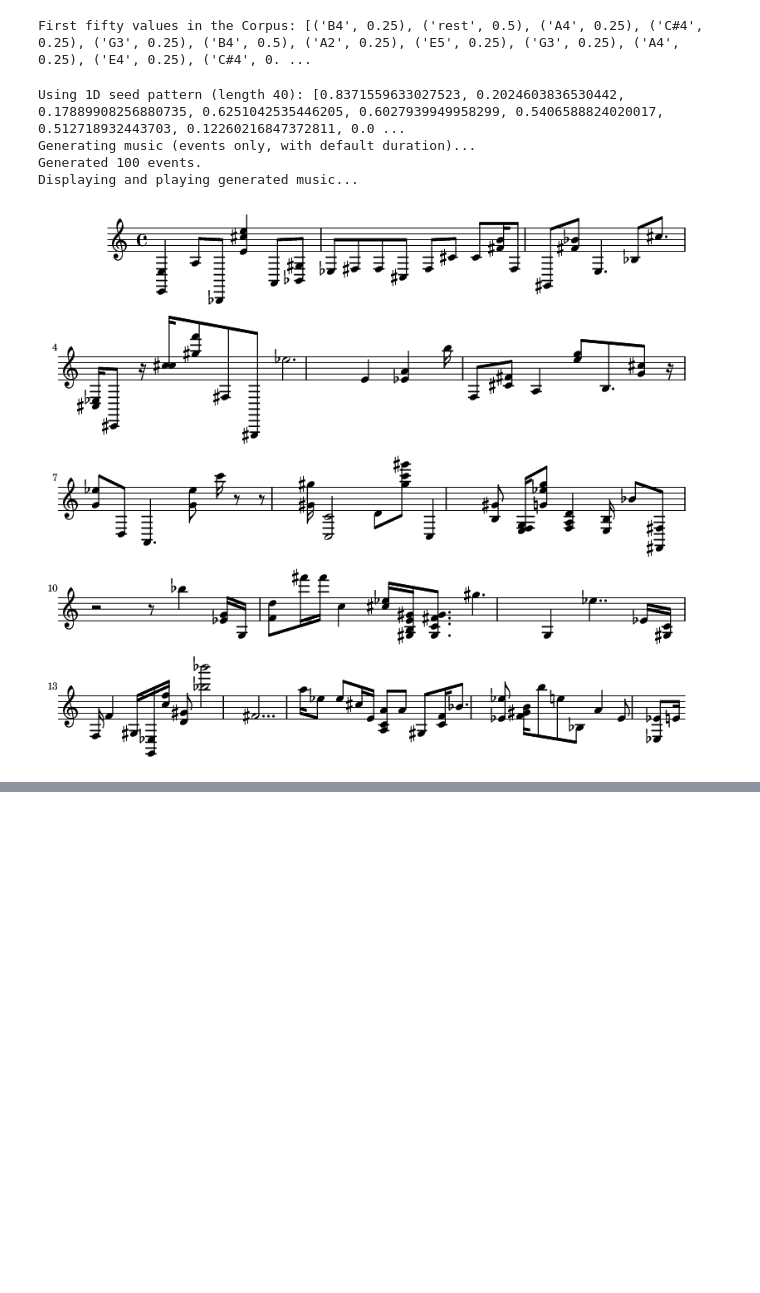
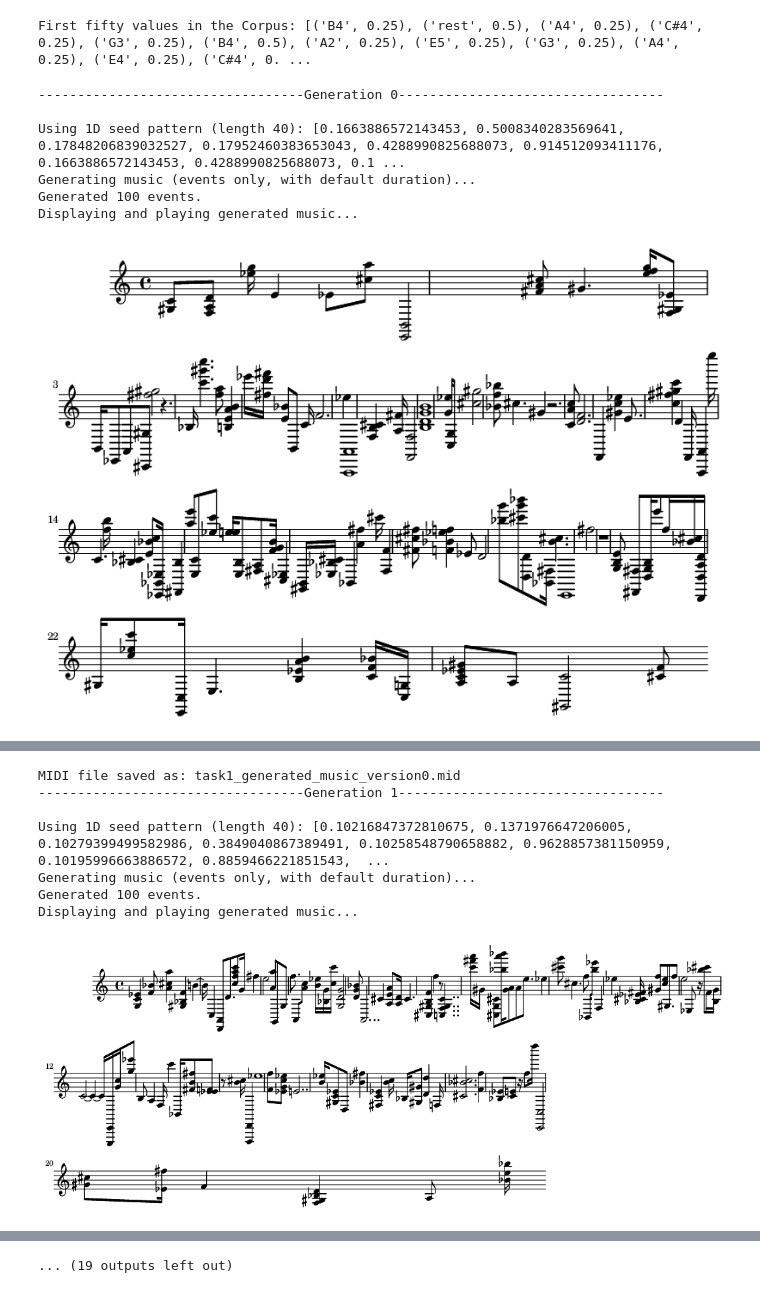
Before and after one commit to dquangucsd/Lab2_Starter, a Jupyter notebook: task1.ipynb, the cells around one changed output, grey strips where cells are left out. Drawn from its saved outputs; the diff is of its cells as text; code cells hidden in the pictures; blank space fills up the shorter version.

Commit message:
just added some lines to save the midi files

```diff
--- a/task1.ipynb
+++ b/task1.ipynb
@@ -989,29 +851,44 @@ def Generator_EventsOnly(model, seed_sequence_1d: list,
 # %%
 import fractions
 # %%
-seed_idx = np.random.randint(0, len(X_test))
-initial_seed_1d = X_test[seed_idx].flatten().tolist()
+for i in range(10):
+  print(f'----------------------------------Generation {i}----------------------------------')
+  seed_idx = np.random.randint(0, len(X_test))
+  initial_seed_1d = X_test[seed_idx].flatten().tolist()
 
-print(f"\nUsing 1D seed pattern (length {len(initial_seed_1d)}): {initial_seed_1d[:10]}...")
+  print(f"\nUsing 1D seed pattern (length {len(initial_seed_1d)}): {initial_seed_1d[:10]}...")
 
-# Use the variables from THIS data preparation section
-# 'length' becomes 'sequence_length' for the generator call.
-# 'reverse_mapping_tuples' becomes 'int_to_event_map'.
-# 'n_event_tuple_vocab' becomes 'n_event_vocab' for the generator call.
-generated_tuples, generated_melody_stream = Generator_EventsOnly(
-    model=model,
-    seed_sequence_1d=initial_seed_1d,
-    sequence_length=sequence_length,        # Your 'length' variable from data prep
-    int_to_event_map=reverse_mapping_tuples,# Your map from int to (event_str, original_dur)
-    n_event_vocab=n_event_tuple_vocab,     # Your vocab size of (event,duration) tuples
-    num_events_to_generate=100,
-    temperature=2.75,
-    default_duration=0.5 # This is used if map returns a string or malformed tuple
-)
+  # Use the variables from THIS data preparation section
+  # 'length' becomes 'sequence_length' for the generator call.
+  # 'reverse_mapping_tuples' becomes 'int_to_event_map'.
+  # 'n_event_tuple_vocab' becomes 'n_event_vocab' for the generator call.
+  generated_tuples, generated_melody_stream = Generator_EventsOnly(
+      model=model,
+      seed_sequence_1d=initial_seed_1d,
+      sequence_length=sequence_length,        # Your 'length' variable from data prep
+      int_to_event_map=reverse_mapping_tuples,# Your map from int to (event_str, original_dur)
+      n_event_vocab=n_event_tuple_vocab,     # Your vocab size of (event,duration) tuples
+      num_events_to_generate=100,
+      temperature=4.5,
+      default_duration=0.5 # This is used if map returns a string or malformed tuple
+  )
+  output_midi_filename = f"task1_generated_music_version{i}.mid"
+  generated_melody_stream.write('midi', fp=output_midi_filename)
+  print(f"MIDI file saved as: {output_midi_filename}")
 # %% [output]
-Using 1D seed pattern (length 40): [0.8371559633027523, 0.2024603836530442, 0.17889908256880735, 0.6251042535446205, 0.6027939949958299, 0.5406588824020017, 0.512718932443703, 0.12260216847372811, 0.0 ...
+----------------------------------Generation 0----------------------------------
+
+Using 1D seed pattern (length 40): [0.1663886572143453, 0.5008340283569641, 0.17848206839032527, 0.17952460383653043, 0.4288990825688073, 0.914512093411176, 0.1663886572143453, 0.4288990825688073, 0.1 ...
 Generating music (events only, with default duration)...
 Generated 100 events.
 Displaying and playing generated music...
-[figure, old version]
+[figure, new version]
 [interactive output not drawn]
+MIDI file saved as: task1_generated_music_version0.mid
+----------------------------------Generation 1----------------------------------
+
+Using 1D seed pattern (length 40): [0.10216847372810675, 0.1371976647206005, 0.10279399499582986, 0.3849040867389491, 0.10258548790658882, 0.9628857381150959, 0.10195996663886572, 0.8859466221851543,  ...
+Generating music (events only, with default duration)...
+Generated 100 events.
+Displaying and playing generated music...
+[figure, added]
@@ -1017,0 +914 @@ Displaying and playing generated music...
+... (19 outputs left out)
```
Also changed, not shown: parts of 6 cells of this notebook.
